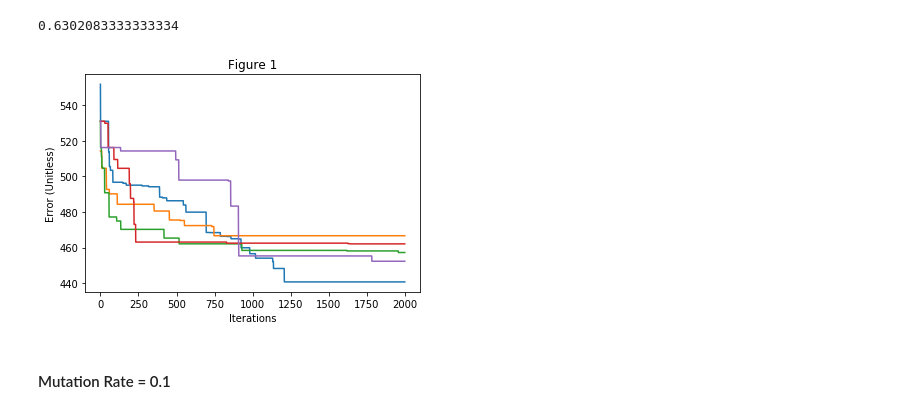
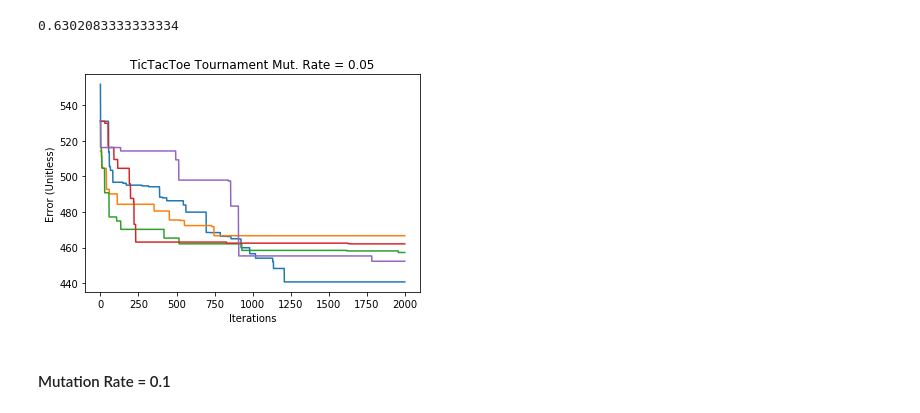
Before and after one commit to MattAlanWright/PyGP, a Jupyter notebook: TicTacToe Data Set Tournament.ipynb, the cells around one changed output. Cells and saved outputs as stored; diff of their text form; code cells hidden in the pictures.

```diff
--- a/TicTacToe Data Set Tournament.ipynb
+++ b/TicTacToe Data Set Tournament.ipynb
@@ -80,13 +80,13 @@ history_05[best_performer_05]['test_acc']
 # %%
 for i in range(num_runs):
     error = history_05[i]['error']
     plt.plot(error)
 plt.xlabel("Iterations")
 plt.ylabel("Error (Unitless)")
-plt.title("Figure 1")
+plt.title("TicTacToe Tournament Mut. Rate = 0.05")
 plt.show()
 # %% [output]
-[figure, old version]
+[figure, new version]
 # %% [markdown]
 #### Mutation Rate = 0.1
 # %%
```
Also changed, not shown: parts of 2 cells of this notebook, 14 other files.
